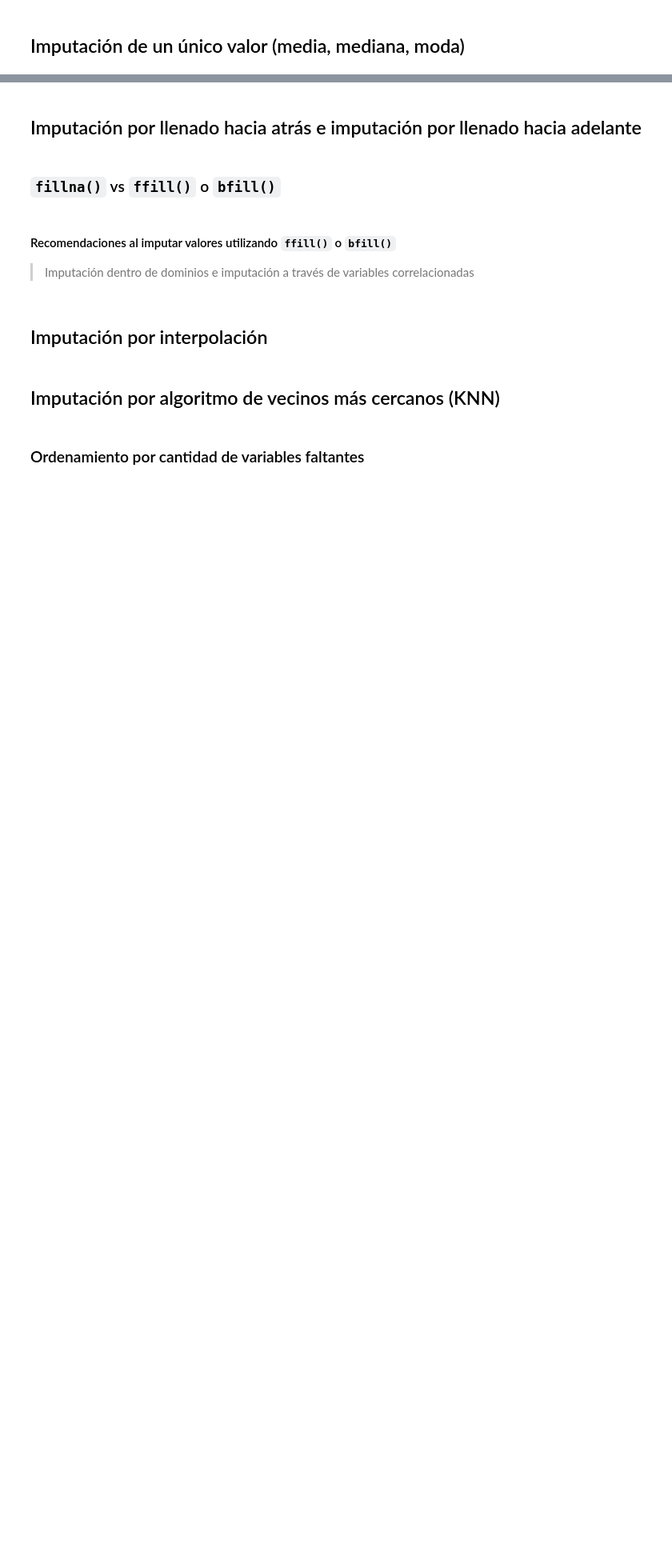
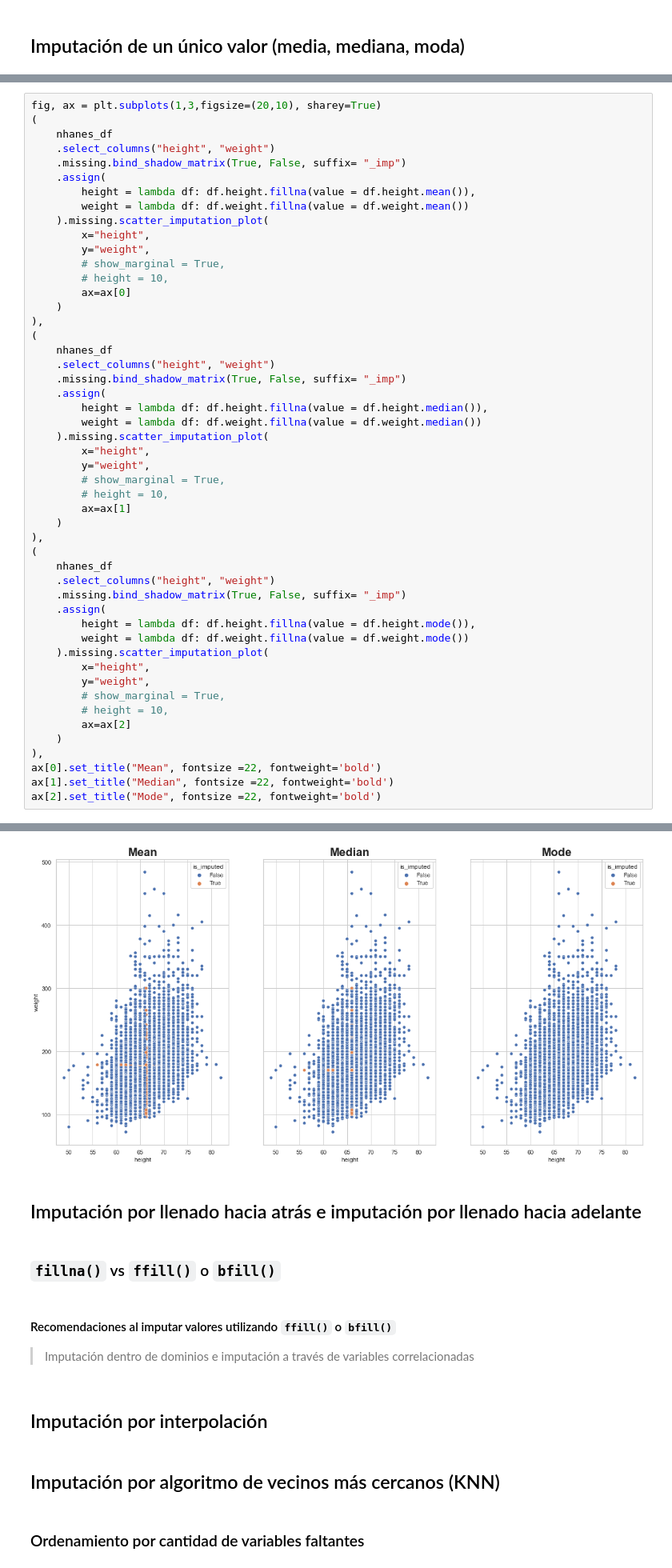
Before and after one commit to Bryan1195/Imputation-Missing-values, a Jupyter notebook: notebooks/live-imputation-missing-values.ipynb, the cells around one changed output, grey strips where cells are left out. Shown at 80% size. Drawn from its saved outputs; the diff is of its cells as text; blank space fills up the shorter version.

```diff
--- a/notebooks/live-imputation-missing-values.ipynb
+++ b/notebooks/live-imputation-missing-values.ipynb
@@ -511,0 +560,51 @@ array([['Fair or']], dtype=object)
+# %%
+fig, ax = plt.subplots(1,3,figsize=(20,10), sharey=True)
+(
+    nhanes_df
+    .select_columns("height", "weight")
+    .missing.bind_shadow_matrix(True, False, suffix= "_imp")
+    .assign(
+        height = lambda df: df.height.fillna(value = df.height.mean()),
+        weight = lambda df: df.weight.fillna(value = df.weight.mean())
+    ).missing.scatter_imputation_plot(
+        x="height",
+        y="weight",
+        # show_marginal = True,
+        # height = 10,
+        ax=ax[0]
+    )
+),
+(
+    nhanes_df
+    .select_columns("height", "weight")
+    .missing.bind_shadow_matrix(True, False, suffix= "_imp")
+    .assign(
+        height = lambda df: df.height.fillna(value = df.height.median()),
+        weight = lambda df: df.weight.fillna(value = df.weight.median())
+    ).missing.scatter_imputation_plot(
+        x="height",
+        y="weight",
+        # show_marginal = True,
+        # height = 10,
+        ax=ax[1]
+    )
+),
+(
+    nhanes_df
+    .select_columns("height", "weight")
+    .missing.bind_shadow_matrix(True, False, suffix= "_imp")
+    .assign(
+        height = lambda df: df.height.fillna(value = df.height.mode()),
+        weight = lambda df: df.weight.fillna(value = df.weight.mode())
+    ).missing.scatter_imputation_plot(
+        x="height",
+        y="weight",
+        # show_marginal = True,
+        # height = 10,
+        ax=ax[2]
+    )
+),
+ax[0].set_title("Mean", fontsize =22, fontweight='bold')
+ax[1].set_title("Median", fontsize =22, fontweight='bold')
+ax[2].set_title("Mode", fontsize =22, fontweight='bold')
+# %% [output]
@@ -512,3 +612,4 @@ array([['Fair or']], dtype=object)
+[figure, added]
 # %% [markdown]
 ## Imputación por llenado hacia atrás e imputación por llenado hacia adelante
 # %% [markdown]
```
Also changed, not shown: parts of 12 cells of this notebook.
